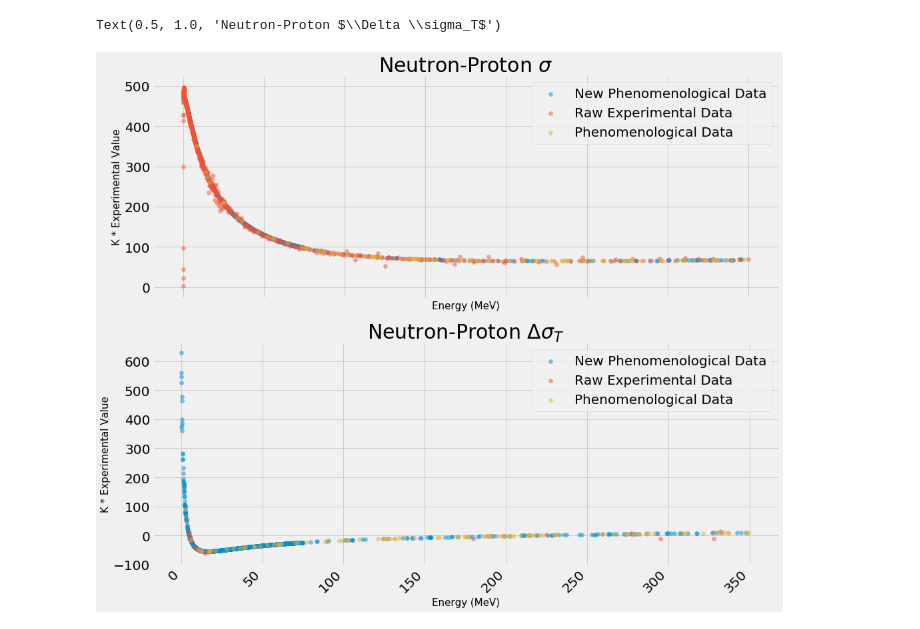
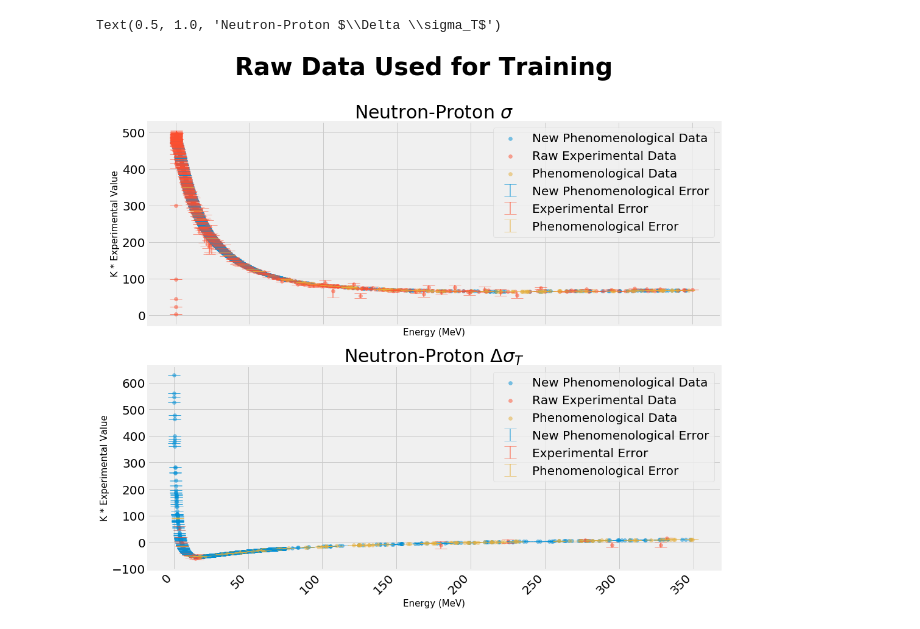
Before and after one commit to Steviered19/Scattering_Random_Forest, a Jupyter notebook: Gaussian.ipynb, the cells around one changed output. Saved outputs shown, nothing was run; the diff lists cells and outputs as text; code cells hidden in the pictures.

Commit message:
Recompiled Gaussian notebook and generated new plot.

```diff
--- a/Gaussian.ipynb
+++ b/Gaussian.ipynb
@@ -229,40 +229,41 @@ new_err_sgtt=new_sgtt['K_sigma'].tolist()
 
 #plot
 fig, (ax1, ax2) = plt.subplots(nrows=2, ncols=1, figsize = (15,15))
 fig.autofmt_xdate(rotation = 45)
+fig.suptitle('Raw Data Used for Training', fontsize=40, fontweight='bold')
 
 ###plot 1
 
 ax1.scatter(new_sgt['energy'], new_sgt['K_experimental_value'], alpha=0.5, label='New Phenomenological Data')
-#ax1.errorbar(new_sgt['energy'], new_sgt['K_experimental_value'], yerr=new_err_sgt, linestyle='none', capsize=10, elinewidth=2, alpha=0.5, label='New Phenomenological Error')
+ax1.errorbar(new_sgt['energy'], new_sgt['K_experimental_value'], yerr=new_err_sgt, linestyle='none', capsize=10, elinewidth=2, alpha=0.5, label='New Phenomenological Error')
 
 ax1.scatter(np_sgt['energy'], np_sgt['K_experimental_value'], alpha=0.5, label='Raw Experimental Data')
-#ax1.errorbar(np_sgt['energy'], np_sgt['K_experimental_value'], yerr=exp_err_sgt, linestyle='none', capsize=10, elinewidth=2, alpha=0.5, label='Experimental Error')
+ax1.errorbar(np_sgt['energy'], np_sgt['K_experimental_value'], yerr=exp_err_sgt, linestyle='none', capsize=10, elinewidth=2, alpha=0.5, label='Experimental Error')
 
 ax1.scatter(random_sgt['energy'], random_sgt['K_experimental_value'], alpha=0.5, label='Phenomenological Data')
-#ax1.errorbar(random_sgt['energy'], random_sgt['K_experimental_value'], yerr=rand_err_sgt, linestyle='none', capsize=10, elinewidth=2, alpha=0.5, label='Phenomenological Error')
+ax1.errorbar(random_sgt['energy'], random_sgt['K_experimental_value'], yerr=rand_err_sgt, linestyle='none', capsize=10, elinewidth=2, alpha=0.5, label='Phenomenological Error')
 
 ax1.tick_params(axis="y", labelsize=20); ax1.tick_params(axis="x", labelsize=20)
 ax1.set_xlabel('Energy (MeV)', fontsize=15); ax1.set_ylabel('K * Experimental Value', fontsize=15)
 ax1.legend(loc='best', fontsize=20); ax1.set_title('Neutron-Proton $\sigma$', fontsize=30)
 
 ###plot 2
 
 ax2.scatter(new_sgtt['energy'], new_sgtt['K_experimental_value'], alpha=0.5, label='New Phenomenological Data')
-#ax2.errorbar(new_sgtt['energy'], new_sgtt['K_experimental_value'], yerr=new_err_sgtt, linestyle='none', capsize=10, elinewidth=2, alpha=0.5, label='New Phenomenological Error')
+ax2.errorbar(new_sgtt['energy'], new_sgtt['K_experimental_value'], yerr=new_err_sgtt, linestyle='none', capsize=10, elinewidth=2, alpha=0.5, label='New Phenomenological Error')
 
 ax2.scatter(np_sgtt['energy'], np_sgtt['K_experimental_value'], alpha=0.5, label='Raw Experimental Data')
-#ax2.errorbar(np_sgtt['energy'], np_sgtt['K_experimental_value'], yerr=exp_err_sgtt, linestyle='none', capsize=10, elinewidth=2, alpha=0.5, label='Experimental Error')
+ax2.errorbar(np_sgtt['energy'], np_sgtt['K_experimental_value'], yerr=exp_err_sgtt, linestyle='none', capsize=10, elinewidth=2, alpha=0.5, label='Experimental Error')
 
 ax2.scatter(random_sgtt['energy'], random_sgtt['K_experimental_value'], alpha=0.5, label='Phenomenological Data')
-#ax2.errorbar(random_sgtt['energy'], random_sgtt['K_experimental_value'], yerr=rand_err_sgtt, linestyle='none', capsize=10, elinewidth=2, alpha=0.5, label='Phenomenological Error')
+ax2.errorbar(random_sgtt['energy'], random_sgtt['K_experimental_value'], yerr=rand_err_sgtt, linestyle='none', capsize=10, elinewidth=2, alpha=0.5, label='Phenomenological Error')
 
 ax2.tick_params(axis="y", labelsize=20); ax2.tick_params(axis="x", labelsize=20)
 ax2.set_xlabel('Energy (MeV)', fontsize=15); ax2.set_ylabel('K * Experimental Value', fontsize=15)
 ax2.legend(loc='best', fontsize=20); ax2.set_title('Neutron-Proton $\Delta \sigma_T$', fontsize=30)
 # %% [output]
 Text(0.5, 1.0, 'Neutron-Proton $\\Delta \\sigma_T$')
-[figure, old version]
+[figure, new version]
 # %%
 #######################################################
 #######################################################
```
Also changed, not shown: parts of 4 cells of this notebook, 1 other file.
